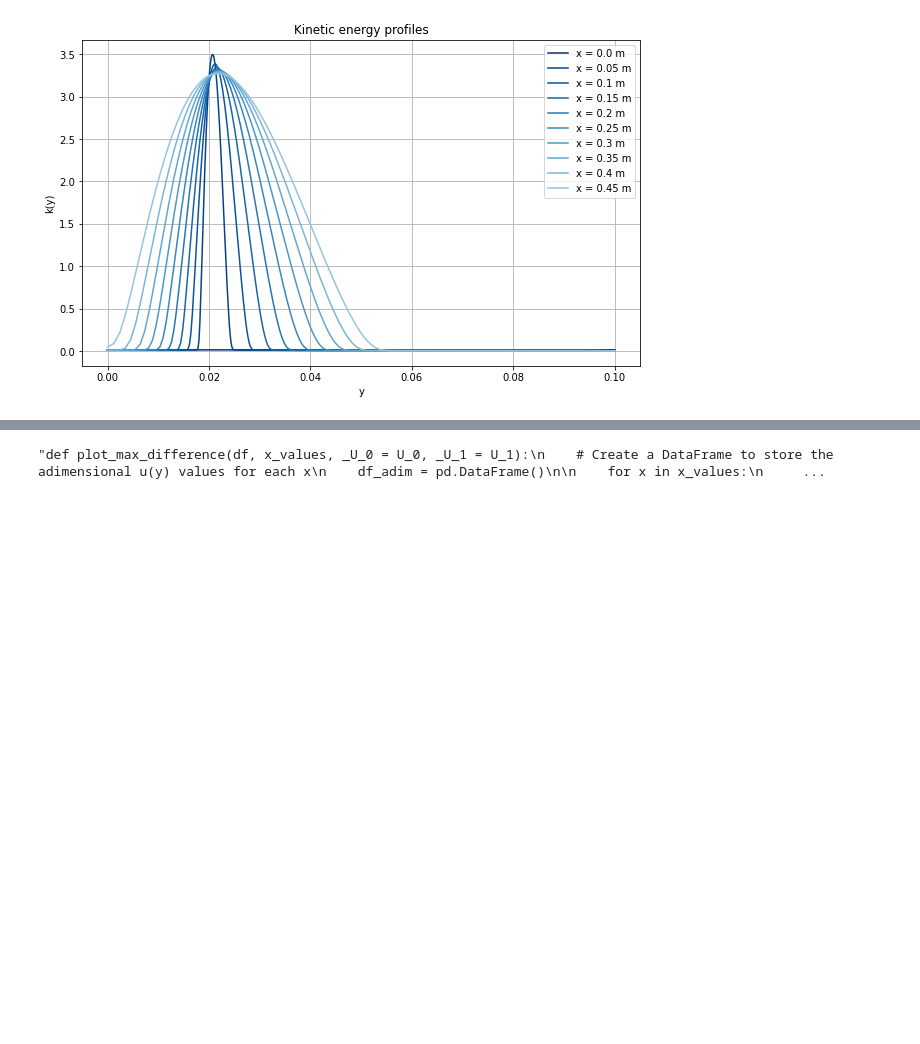
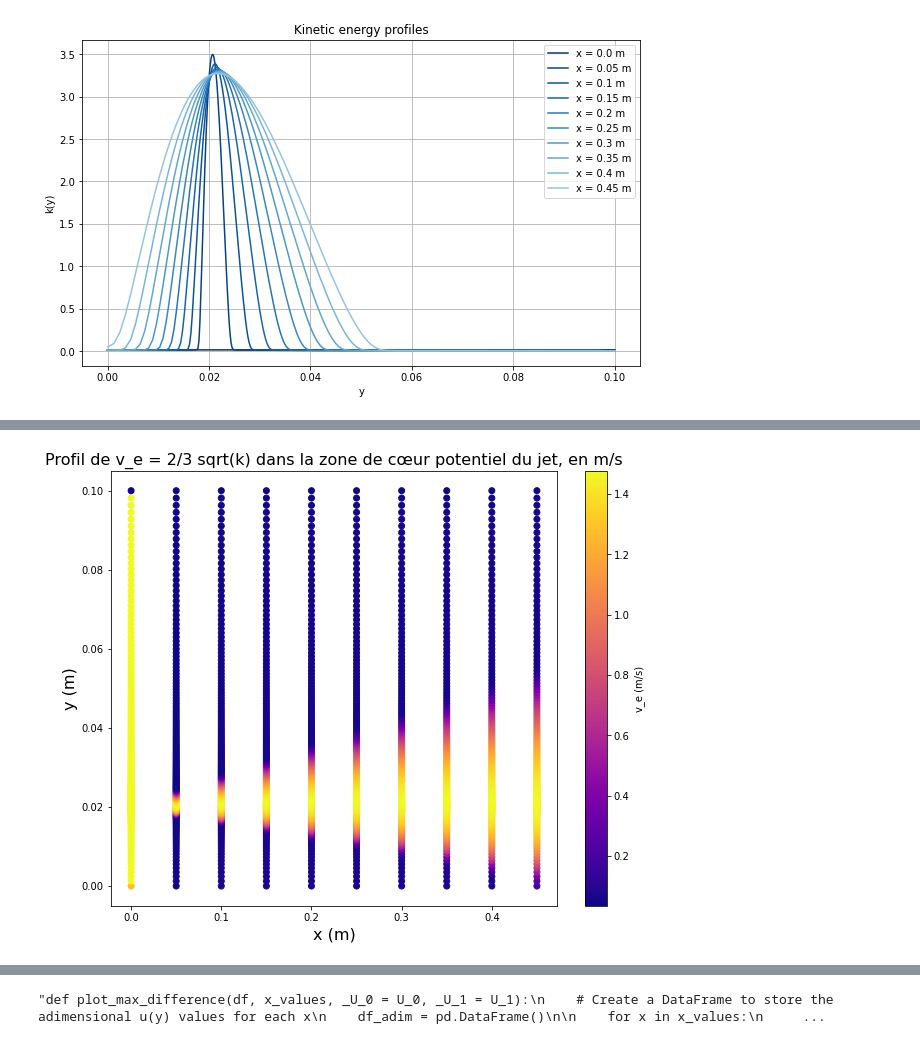
Before and after one commit to mboissiere/turbulence, a Jupyter notebook: main.ipynb, the cells around one changed output, grey strips where cells are left out. Cells and saved outputs as stored; diff of their text form; code cells hidden in the pictures; blank space fills up the shorter version.

```diff
--- a/main.ipynb
+++ b/main.ipynb
@@ -362,0 +446,37 @@ plot_all_adimensional_kinetic_energy(data, x_values_coeur)
+# %%
+import matplotlib.cm as cm
+import matplotlib.pyplot as plt
+import numpy as np
+
+def plot_2d_turbulent_velocity(df, x_values):
+    fig, ax = plt.subplots(figsize=(10, 8))
+
+    # Use a standard colormap
+    color_map = cm.get_cmap('plasma')
+
+    # Compute v_e for all x_values and find the min and max
+    v_e_values = []
+    for x in x_values:
+        df_x = df[df['x'] == x].copy()
+
+        # Compute v_e
+        df_x['v_e'] = np.sqrt(df_x['k(y)'] / (3/2))
+        v_e_values.extend(df_x['v_e'].tolist())
+
+        # Plot x vs y with a color from the colormap representing v_e
+        sc = ax.scatter([x]*len(df_x), df_x['y'], c=df_x['v_e'], cmap=color_map)
+
+    ax.set_xlabel('x (m)', fontsize = 16)
+    ax.set_ylabel('y (m)', fontsize = 16)
+    ax.set_title('Profil de v_e = 2/3 sqrt(k) dans la zone de cœur potentiel du jet, en m/s', fontsize = 16)
+
+    # Add a colorbar
+    fig.colorbar(sc, label='v_e (m/s)')
+
+    plt.show()
+
+# Test the function
+x_values_coeur = [x for x in x_values if x < 0.462163]
+plot_2d_turbulent_velocity(data, x_values_coeur)
+# %% [output]
+[figure, added]
```
Also changed, not shown: parts of 7 cells of this notebook, 2 other files.
